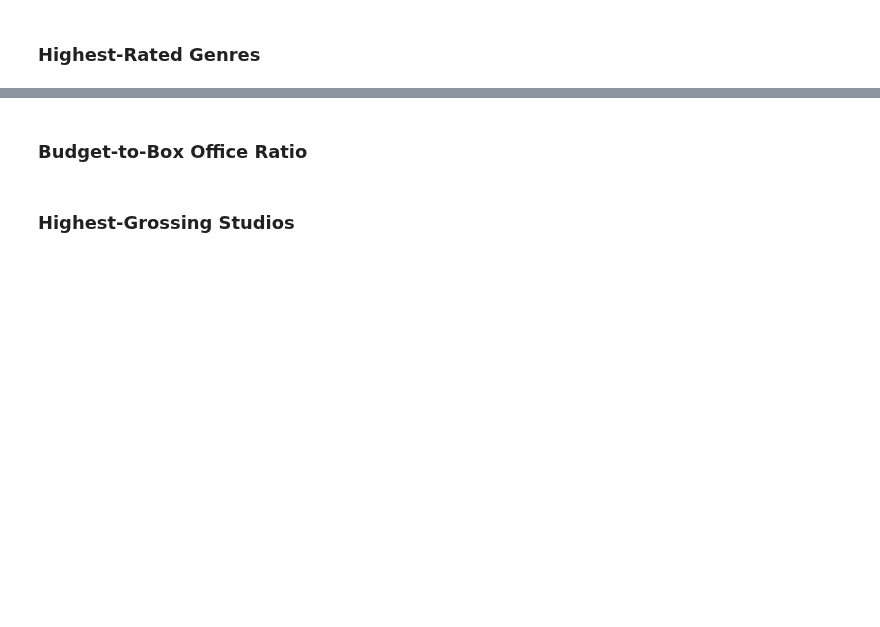
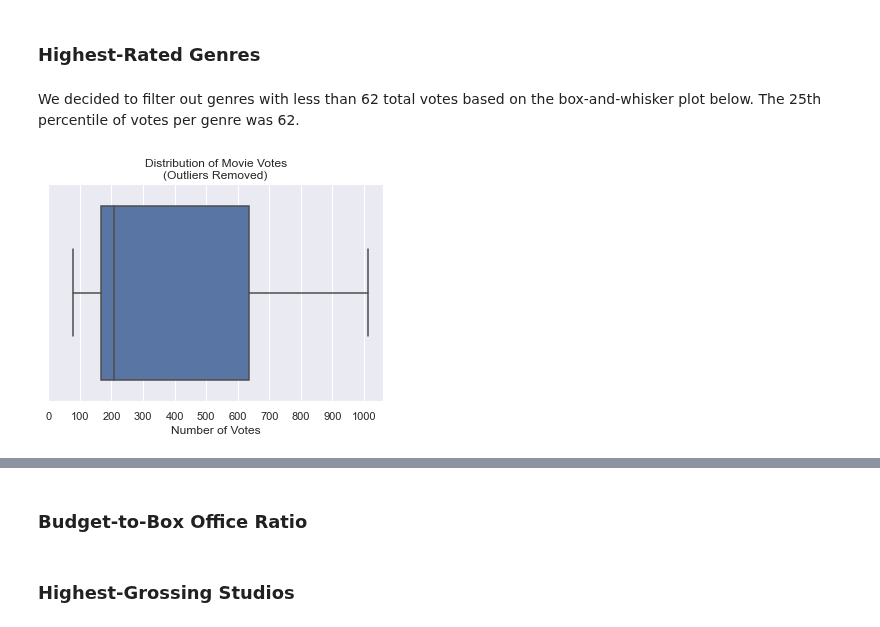
Before and after one commit to mehince/group-1-capstone, a Jupyter notebook: Finalized Notebook.ipynb, the cells around one changed output, grey strips where cells are left out. Saved outputs shown, nothing was run; the diff lists cells and outputs as text; code cells hidden in the pictures; blank space fills up the shorter version.

```diff
--- a/Finalized Notebook.ipynb
+++ b/Finalized Notebook.ipynb
@@ -232,0 +334,20 @@ ratings_df = ratings_df[ratings_df['numvotes'] >= 62]
+# %%
+# creating a function to format genres
+def clean_genres(genres):
+    '''
+    Takes a list of genres and builds a string from the list
+    for easier aggregation and comparison.
+    -
+    Input:
+    genres : list of genres to be converted
+    -
+    Output:
+    lowercase, comma-separated string built from list
+    '''
+    genres = str(genres)
+    genres_list = sorted(genres.lower().split(','))
+    return ','.join(list(map(str, genres_list)))
+# %%
+# apply clean_genres function to ratings dataset
+ratings_df['genres'] = ratings_df['genres'].apply(clean_genres)
+ratings_df.head()
@@ -233,2 +361,21 @@ ratings_df = ratings_df[ratings_df['numvotes'] >= 62]
 # %% [markdown]
 ### Highest-Rated Genres
+# %%
+# grouping ratings dataset by genre
+ratings_df['genres'].value_counts()
+sorted_by_avg = ratings_df.groupby('genres').mean().sort_values(by='averagerating', ascending=False)
+# %%
+# filter out movie genres with less than 62 total votes
+sorted_avg_higher_votes = sorted_by_avg[sorted_by_avg['numvotes'] >= 62].head(15)
+sorted_avg_higher_votes.reset_index(inplace=True)
+# %% [markdown]
+We decided to filter out genres with less than 62 total votes based on the box-and-whisker plot below. The 25th percentile of votes per genre was 62.
+# %%
+# outliers removed to improve quartile readability
+fig, ax = plt.subplots()
+sns.boxplot(x = sorted_avg_higher_votes['numvotes'], showfliers=False, color='b');
+ax.set_title('Distribution of Movie Votes\n(Outliers Removed)')
+ax.set_xlabel('Number of Votes')
+ax.set_xticks(range(0, 1051, 100));
+# %% [output]
+[figure, added]
```
Also changed, not shown: parts of 25 cells of this notebook, 2 other files.
